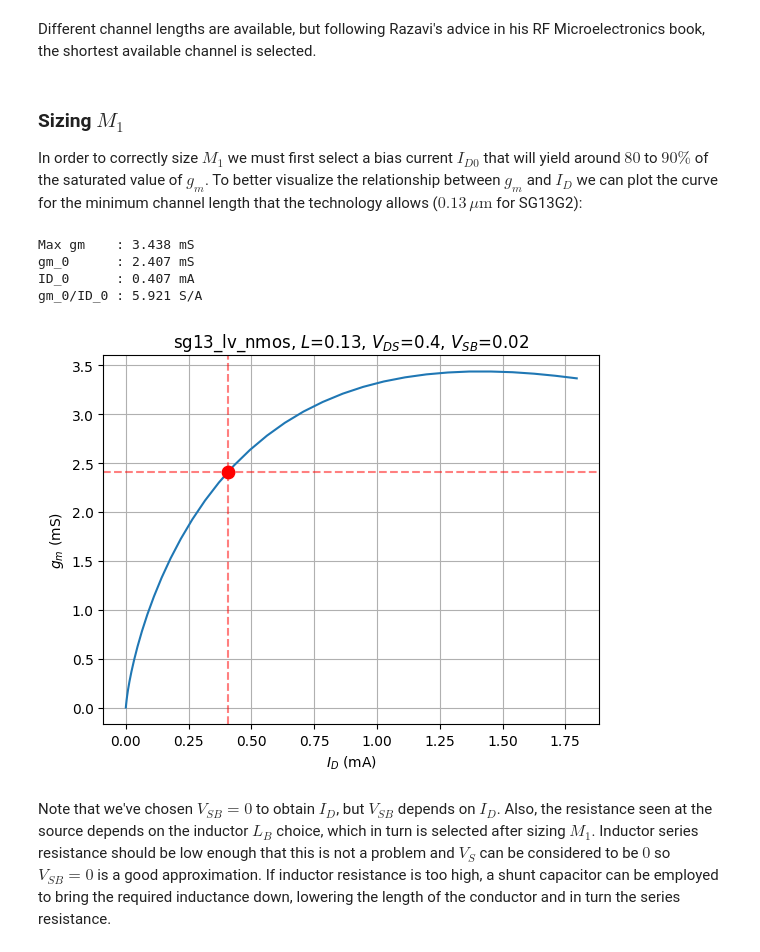
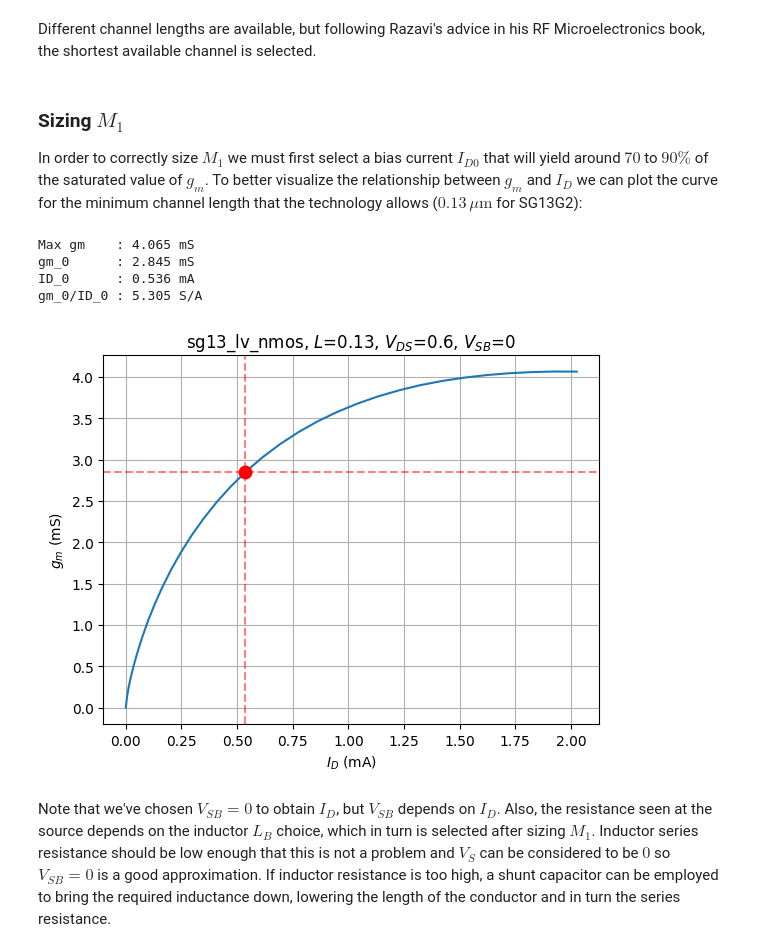
Before and after one commit to try-except/InductorLab, a Jupyter notebook: notebooks/LNA_flow.ipynb, the cells around one changed output. Saved outputs shown, nothing was run; the diff lists cells and outputs as text; code cells hidden in the pictures.

```diff
--- a/notebooks/LNA_flow.ipynb
+++ b/notebooks/LNA_flow.ipynb
@@ -59,43 +59,42 @@ vds = lut['VDS']
 vsb = lut['VSB']
 # %% [markdown]
 ### Sizing $M_1$
-In order to correctly size $M_1$ we must first select a bias current $I_{D0}$ that will yield around $80$ to $90\%$ of the saturated value of $g_m$. To better visualize the relationship between $g_m$ and $I_D$ we can plot the curve for the minimum channel length that the technology allows ($0.13\,\mu\mathrm{m}$ for SG13G2):
+In order to correctly size $M_1$ we must first select a bias current $I_{D0}$ that will yield around $70$ to $90\%$ of the saturated value of $g_m$. To better visualize the relationship between $g_m$ and $I_D$ we can plot the curve for the minimum channel length that the technology allows ($0.13\,\mu\mathrm{m}$ for SG13G2):
 # %%
-# This values were obtained through iterating until the operating point reached similar values. In a more precise flow, iteration until convergence would be needed.
-VDS1=0.4
-VSB1=0.02
+VDS1=VDD/2
+VSB1=0
 
 # Get the corresponding rows from the LUT
 gm = lut.lookup('GM', L=L1, VDS=VDS1, VSB=VSB1)
 Id = lut.lookup('ID', L=L1, VDS=VDS1, VSB=VSB1)
 
-# Select the value that corresponds to 80% of saturated gm
+# Select the value that corresponds to 70% of saturated gm
 gm_0 = 0.7 * np.max(gm)
 ID_0 = np.interp(gm_0, gm, Id)  # Obtain I_D from selected gm
 gm_id1 = gm_0 / ID_0
 
 print(f"Max gm    : {np.max(gm)/1e-3:.3f} mS")
 print(f"gm_0      : {gm_0/1e-3:.3f} mS")
 print(f"ID_0      : {ID_0/1e-3:.3f} mA")
 print(f"gm_0/ID_0 : {gm_id1:.3f} S/A")
 
 # Plot gm vs Id, mark selected point
 fig, ax1 = plt.subplots()
 ax1.grid()
 ax1.set_xlabel('$I_{D}$ (mA)')
 ax1.set_ylabel('$g_m$ (mS)')
 ax1.plot(Id/1e-3, gm/1e-3)
 ax1.scatter(ID_0/1e-3, gm_0/1e-3, color='r', s=80, zorder=3, label="0.8·gm_max")
 ax1.axhline(gm_0/1e-3, color='r', linestyle='--', alpha=0.5)
 ax1.axvline(ID_0/1e-3, color='r', linestyle='--', alpha=0.5)
 plt.title("sg13_lv_nmos"+', $L$='+str(L1)+', $V_{DS}$='+str(VDS1)+', $V_{SB}$='+str(VSB1))
 plt.show()
 # %% [output]
-Max gm    : 3.438 mS
-gm_0      : 2.407 mS
-ID_0      : 0.407 mA
-gm_0/ID_0 : 5.921 S/A
+Max gm    : 4.065 mS
+gm_0      : 2.845 mS
+ID_0      : 0.536 mA
+gm_0/ID_0 : 5.305 S/A
-[figure, old version]
+[figure, new version]
 # %% [markdown]
 Note that we've chosen $V_{SB} = 0$ to obtain $I_D$, but $V_{SB}$ depends on $I_D$. Also, the resistance seen at the source depends on the inductor $L_B$ choice, which in turn is selected after sizing $M_1$. Inductor series resistance should be low enough that this is not a problem and $V_S$ can be considered to be $0$ so $V_{SB}=0$ is a good approximation. If inductor resistance is too high, a shunt capacitor can be employed to bring the required inductance down, lowering the length of the conductor and in turn the series resistance.
 # %% [markdown]
```
Also changed, not shown: parts of 22 cells of this notebook.
